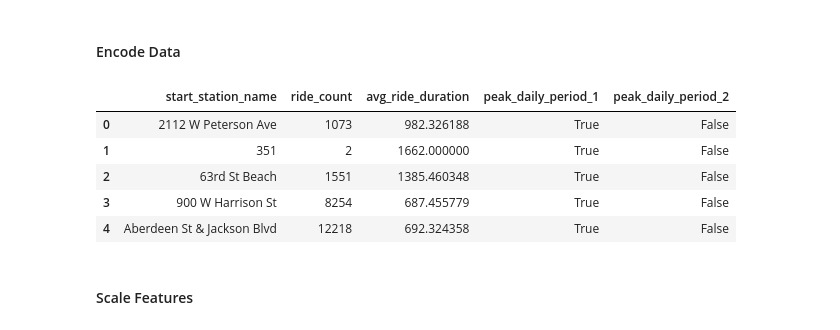
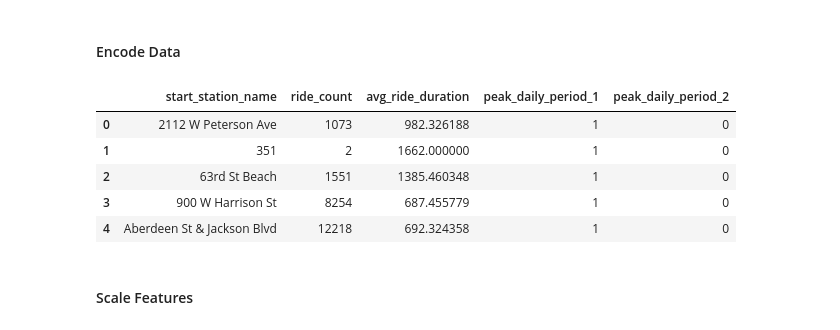
Before and after one commit to Lekan-E/Analysis-for-a-Bike-Sharing-Company-to-Boost-Member-Conversion, a Jupyter notebook: Geospatial Analysis using K-Means Clustering.ipynb, the cells around one changed output. Saved outputs shown, nothing was run; the diff lists cells and outputs as text; code cells hidden in the pictures.

```diff
--- a/Geospatial Analysis using K-Means Clustering.ipynb
+++ b/Geospatial Analysis using K-Means Clustering.ipynb
@@ -30,36 +29,20 @@ from sklearn.preprocessing import OneHotEncoder
 # %% [markdown]
 #### Import data
 # %%
-# # Import all the monthly csv dataset
-# nov_20 = pd.read_csv(r"./202011-divvy-tripdata.csv")
-# dec_20 = pd.read_csv(r'./202012-divvy-tripdata.csv')
-# jan_21 = pd.read_csv(r'./202101-divvy-tripdata.csv')
-# feb_21 = pd.read_csv(r'./202102-divvy-tripdata.csv')
-# march_21 = pd.read_csv(r'./202103-divvy-tripdata.csv')
-# april_21 = pd.read_csv(r'./202104-divvy-tripdata.csv')
-# may_21 = pd.read_csv(r'./202105-divvy-tripdata.csv')
-# jun_21 = pd.read_csv(r'./202106-divvy-tripdata.csv')
-# july_21 = pd.read_csv(r'./202107-divvy-tripdata.csv')
-# aug_21 = pd.read_csv(r'./202108-divvy-tripdata.csv')
-# sept_21 = pd.read_csv(r'./202109-divvy-tripdata.csv')
-# oct_21 = pd.read_csv(r'./202110-divvy-tripdata.csv')
-# nov_21 = pd.read_csv(r'./202111-divvy-tripdata.csv')
-
 # Import all the monthly csv dataset
-nov_20 = pd.read_csv(r"/Users/Razak/Documents/Cyclistic Project/Cyclistic Project/cyclistic project/202011-divvy-tripdata.csv")
-dec_20 = pd.read_csv(r'/Users/Razak/Documents/Cyclistic Project/Cyclistic Project/cyclistic project/202012-divvy-tripdata.csv')
-jan_21 = pd.read_csv(r'/Users/Razak/Documents/Cyclistic Project/Cyclistic Project/cyclistic project/202101-divvy-tripdata.csv')
-feb_21 = pd.read_csv(r'/Users/Razak/Documents/Cyclistic Project/Cyclistic Project/cyclistic project/202102-divvy-tripdata.csv')
-march_21 = pd.read_csv(r'/Users/Razak/Documents/Cyclistic Project/Cyclistic Project/cyclistic project/202103-divvy-tripdata.csv')
-april_21 = pd.read_csv(r'/Users/Razak/Documents/Cyclistic Project/Cyclistic Project/cyclistic project/202104-divvy-tripdata.csv')
-may_21 = pd.read_csv(r'/Users/Razak/Documents/Cyclistic Project/Cyclistic Project/cyclistic project/202105-divvy-tripdata.csv')
-jun_21 = pd.read_csv(r'/Users/Razak/Documents/Cyclistic Project/Cyclistic Project/cyclistic project/202106-divvy-tripdata.csv')
-july_21 = pd.read_csv(r'/Users/Razak/Documents/Cyclistic Project/Cyclistic Project/cyclistic project/202107-divvy-tripdata.csv')
-aug_21 = pd.read_csv(r'/Users/Razak/Documents/Cyclistic Project/Cyclistic Project/cyclistic project/202108-divvy-tripdata.csv')
-sept_21 = pd.read_csv(r'/Users/Razak/Documents/Cyclistic Project/Cyclistic Project/cyclistic project/202109-divvy-tripdata.csv')
-oct_21 = pd.read_csv(r'/Users/Razak/Documents/Cyclistic Project/Cyclistic Project/cyclistic project/202110-divvy-tripdata.csv')
-nov_21 = pd.read_csv(r'/Users/Razak/Documents/Cyclistic Project/Cyclistic Project/cyclistic project/202111-divvy-tripdata.csv')
-
+nov_20 = pd.read_csv(r"./202011-divvy-tripdata.csv")
+dec_20 = pd.read_csv(r'./202012-divvy-tripdata.csv')
+jan_21 = pd.read_csv(r'./202101-divvy-tripdata.csv')
+feb_21 = pd.read_csv(r'./202102-divvy-tripdata.csv')
+march_21 = pd.read_csv(r'./202103-divvy-tripdata.csv')
+april_21 = pd.read_csv(r'./202104-divvy-tripdata.csv')
+may_21 = pd.read_csv(r'./202105-divvy-tripdata.csv')
+jun_21 = pd.read_csv(r'./202106-divvy-tripdata.csv')
+july_21 = pd.read_csv(r'./202107-divvy-tripdata.csv')
+aug_21 = pd.read_csv(r'./202108-divvy-tripdata.csv')
+sept_21 = pd.read_csv(r'./202109-divvy-tripdata.csv')
+oct_21 = pd.read_csv(r'./202110-divvy-tripdata.csv')
+nov_21 = pd.read_csv(r'./202111-divvy-tripdata.csv')
 
 # Join all months into a single dataframe
 months = [nov_20, dec_20, jan_21, feb_21, march_21, april_21, may_21, jun_21, july_21, aug_21, sept_21, oct_21, nov_21]
@@ -569,15 +326,15 @@ df_day_cluster = df_cluster.merge(df_day_ride, left_on = 'start_station_name', r
 #### Encode Data
 # %%
 # Convert 'peak daily period' categorical columns to numeric
-df_period_peak = pd.get_dummies(df_day_cluster, drop_first=True, columns = ['peak_daily_period'])
+df_period_peak = pd.get_dummies(df_day_cluster, drop_first=True, columns = ['peak_daily_period'], dtype = 'int')
 df_period_peak.head()
 # %% [output]
 |  | start_station_name | ride_count | avg_ride_duration | peak_daily_period_1 | peak_daily_period_2 |
-| 0 | 2112 W Peterson Ave | 1073 | 982.326188 | True | False |
-| 1 | 351 | 2 | 1662.000000 | True | False |
-| 2 | 63rd St Beach | 1551 | 1385.460348 | True | False |
-| 3 | 900 W Harrison St | 8254 | 687.455779 | True | False |
-| 4 | Aberdeen St & Jackson Blvd | 12218 | 692.324358 | True | False |
+| 0 | 2112 W Peterson Ave | 1073 | 982.326188 | 1 | 0 |
+| 1 | 351 | 2 | 1662.000000 | 1 | 0 |
+| 2 | 63rd St Beach | 1551 | 1385.460348 | 1 | 0 |
+| 3 | 900 W Harrison St | 8254 | 687.455779 | 1 | 0 |
+| 4 | Aberdeen St & Jackson Blvd | 12218 | 692.324358 | 1 | 0 |
 # %% [markdown]
 #### Scale Features
 # %%
```
Also changed, not shown: parts of 39 cells of this notebook, 2 other files.
